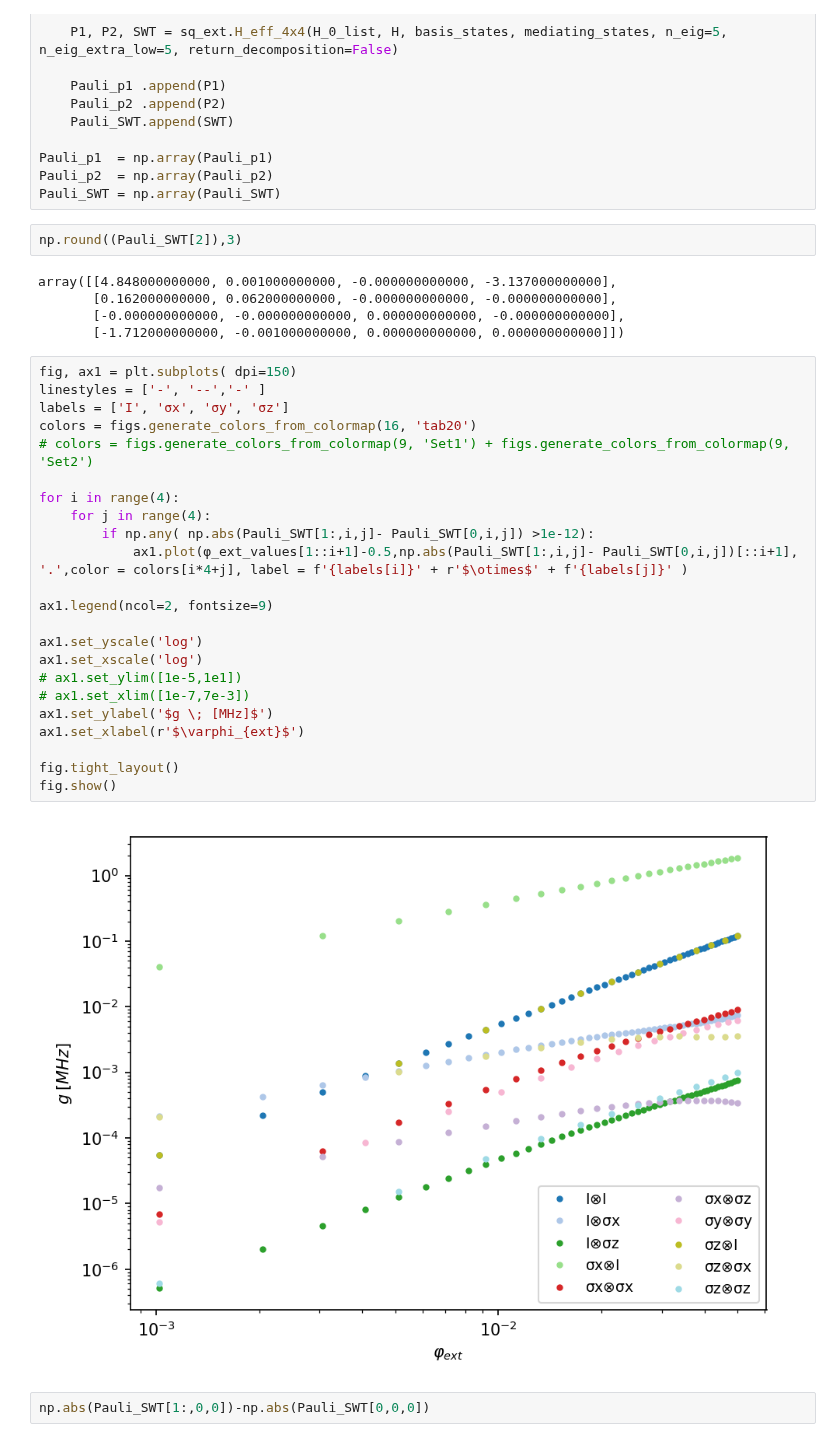
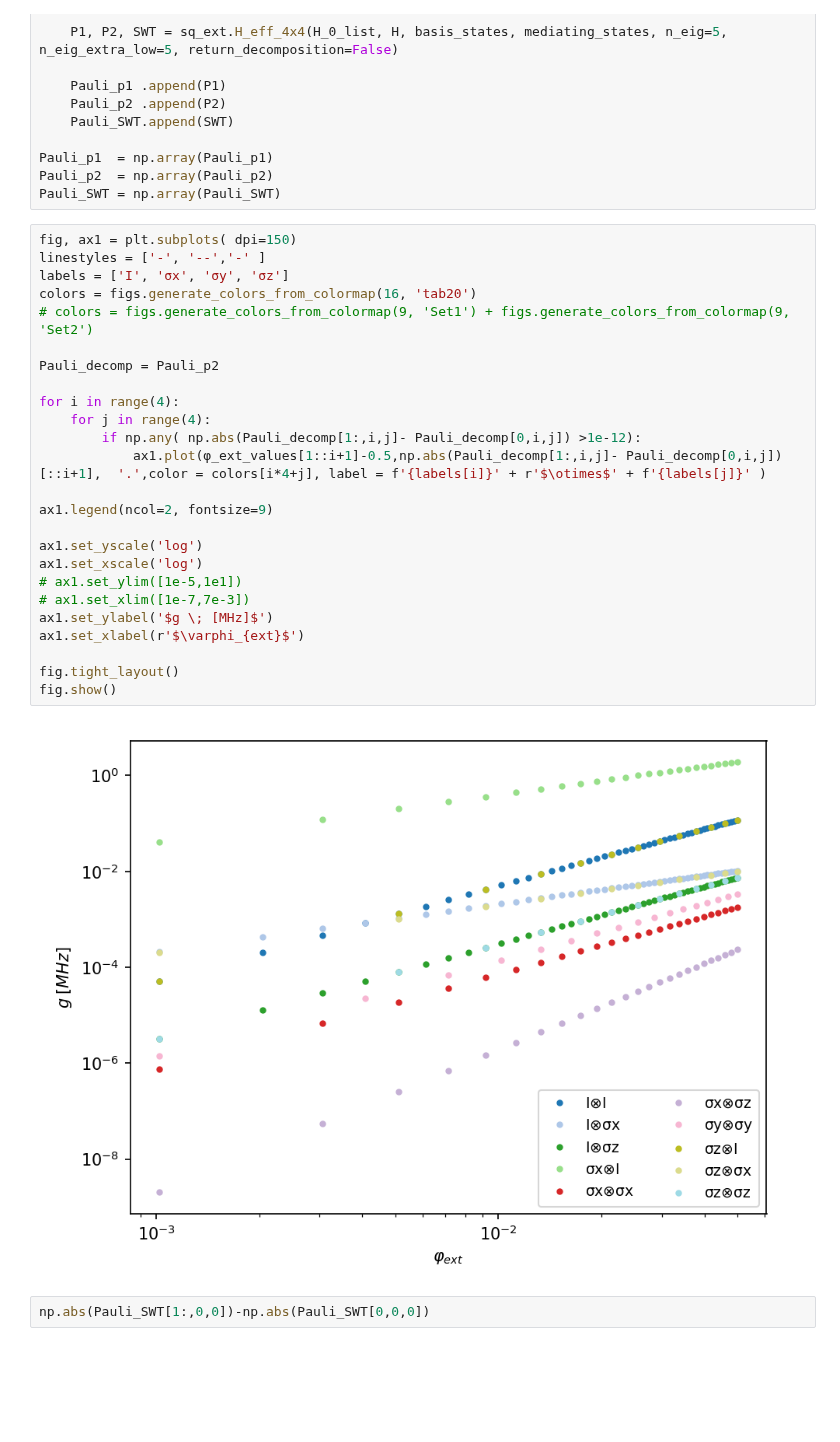
Before and after one commit to GabrielJauma/tunable-capacitive-coupling-flux-qubits, a Jupyter notebook: uni_cell/unit_cell_effective_hamiltonians.ipynb, the cells around one changed output. Cells and saved outputs as stored; diff of their text form; blank space fills up the shorter version.

```diff
--- a/uni_cell/unit_cell_effective_hamiltonians.ipynb
+++ b/uni_cell/unit_cell_effective_hamiltonians.ipynb
@@ -389,38 +389,33 @@ for i, φ_ext in enumerate(φ_ext_values):
 Pauli_p1  = np.array(Pauli_p1)
 Pauli_p2  = np.array(Pauli_p2)
 Pauli_SWT = np.array(Pauli_SWT)
-# %%
-np.round((Pauli_SWT[2]),3)
-# %% [output]
-array([[4.848000000000, 0.001000000000, -0.000000000000, -3.137000000000],
-       [0.162000000000, 0.062000000000, -0.000000000000, -0.000000000000],
-       [-0.000000000000, -0.000000000000, 0.000000000000, -0.000000000000],
-       [-1.712000000000, -0.001000000000, 0.000000000000, 0.000000000000]])
 # %%
 fig, ax1 = plt.subplots( dpi=150)
 linestyles = ['-', '--','-' ]
 labels = ['I', 'σx', 'σy', 'σz']
 colors = figs.generate_colors_from_colormap(16, 'tab20')
 # colors = figs.generate_colors_from_colormap(9, 'Set1') + figs.generate_colors_from_colormap(9, 'Set2')
 
+Pauli_decomp = Pauli_p2
+
 for i in range(4):
     for j in range(4):
-        if np.any( np.abs(Pauli_SWT[1:,i,j]- Pauli_SWT[0,i,j]) >1e-12):
-            ax1.plot(φ_ext_values[1::i+1]-0.5,np.abs(Pauli_SWT[1:,i,j]- Pauli_SWT[0,i,j])[::i+1],  '.',color = colors[i*4+j], label = f'{labels[i]}' + r'$\otimes$' + f'{labels[j]}' )
+        if np.any( np.abs(Pauli_decomp[1:,i,j]- Pauli_decomp[0,i,j]) >1e-12):
+            ax1.plot(φ_ext_values[1::i+1]-0.5,np.abs(Pauli_decomp[1:,i,j]- Pauli_decomp[0,i,j])[::i+1],  '.',color = colors[i*4+j], label = f'{labels[i]}' + r'$\otimes$' + f'{labels[j]}' )
 
 ax1.legend(ncol=2, fontsize=9)
 
 ax1.set_yscale('log')
 ax1.set_xscale('log')
 # ax1.set_ylim([1e-5,1e1])
 # ax1.set_xlim([1e-7,7e-3])
 ax1.set_ylabel('$g \; [MHz]$')
 ax1.set_xlabel(r'$\varphi_{ext}$')
 
 fig.tight_layout()
 fig.show()
 # %% [output]
-[figure, old version]
+[figure, new version]
 # %%
 np.abs(Pauli_SWT[1:,0,0])-np.abs(Pauli_SWT[0,0,0])
 # %% [output]
```
Also changed, not shown: 1 other file.
